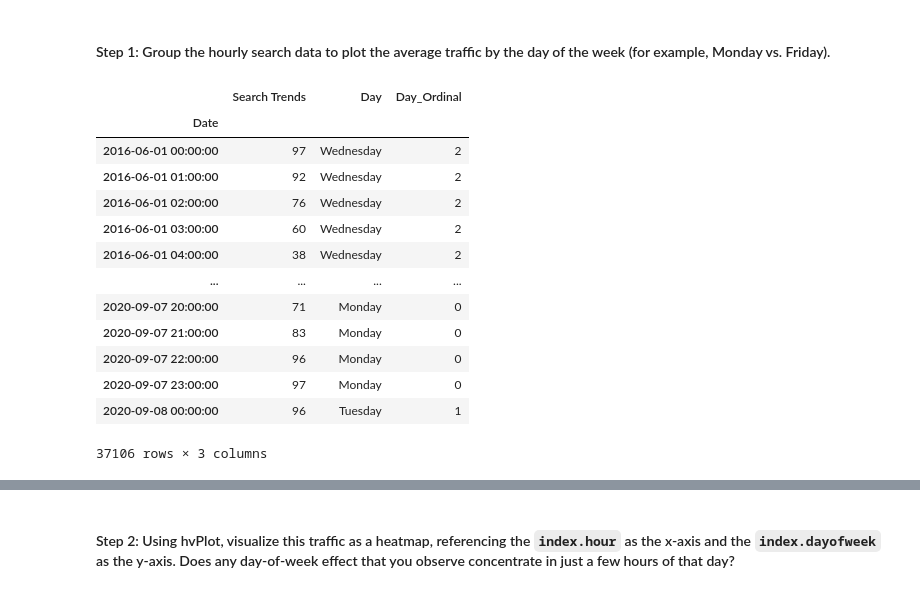
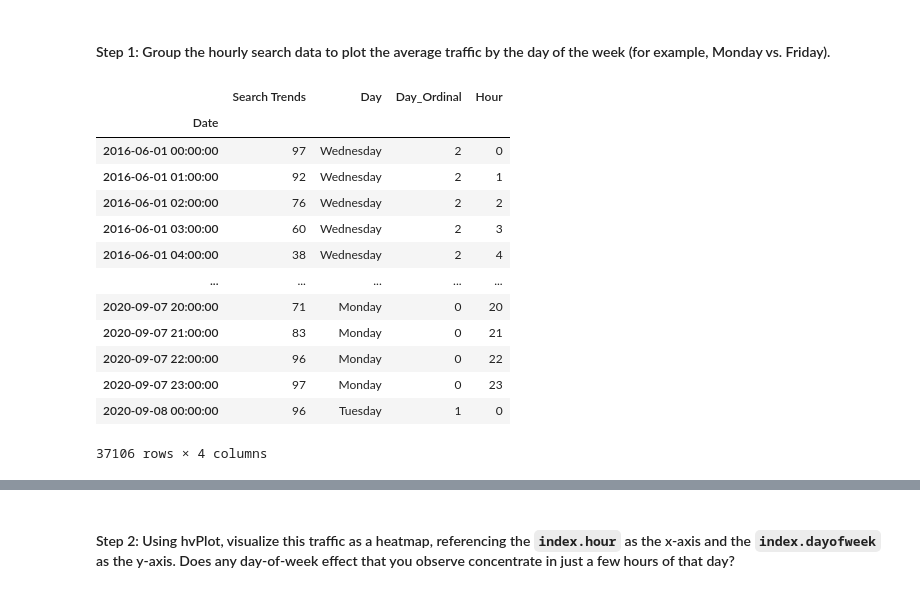
Before and after one commit to boz-tcm/time-series-challenge, a Jupyter notebook: forecasting_net_prophet.ipynb, the cells around one changed output, grey strips where cells are left out. Drawn from its saved outputs; the diff is of its cells as text; code cells hidden in the pictures.

```diff
--- a/forecasting_net_prophet.ipynb
+++ b/forecasting_net_prophet.ipynb
@@ -262,29 +260,33 @@ To that end, you want to mine the search traffic data for predictable seasonal p
 # %% [markdown]
 #### Step 1: Group the hourly search data to plot the average traffic by the day of the week (for example, Monday vs. Friday).
 # %%
-# First prepare the dataframe.  This code block has been separated logically from the subsequent cell block so as not to continually add duplicate
-# 'Day' and 'Day_Ordinal' columns to the dataframe during testing of the subsequent cell block.
+# First prepare the dataframe.
 
-# Add Day Name to dataframe for subsequent purpose of plotting day of week.
+# Add Day Name field to dataframe for subsequent purpose of plotting day of week.
 df_mercado_trends['Day'] = df_mercado_trends.index.day_name()
-# Add Day Ordinal to dataframe for purposes of sorting Monday through Sunday
+
+# Add Day Ordinal field to dataframe for purposes of sorting Monday through Sunday
 df_mercado_trends['Day_Ordinal'] = df_mercado_trends.index.day_of_week # 'day_of_week' ordinal, with aliases 'dayofweek','weekday'
+
+# Add Hour field to dataframe for purposes of generating day_of_week-hour heatmap
+df_mercado_trends['Hour'] = df_mercado_trends.index.hour
+#display(df_mercado_trends.info())
 display(df_mercado_trends)
 # %% [output]
-|  | Search Trends | Day | Day_Ordinal |
-| Date |  |  |  |
-| 2016-06-01 00:00:00 | 97 | Wednesday | 2 |
-| 2016-06-01 01:00:00 | 92 | Wednesday | 2 |
-| 2016-06-01 02:00:00 | 76 | Wednesday | 2 |
-| 2016-06-01 03:00:00 | 60 | Wednesday | 2 |
-| 2016-06-01 04:00:00 | 38 | Wednesday | 2 |
-| ... | ... | ... | ... |
-| 2020-09-07 20:00:00 | 71 | Monday | 0 |
-| 2020-09-07 21:00:00 | 83 | Monday | 0 |
-| 2020-09-07 22:00:00 | 96 | Monday | 0 |
-| 2020-09-07 23:00:00 | 97 | Monday | 0 |
-| 2020-09-08 00:00:00 | 96 | Tuesday | 1 |
+|  | Search Trends | Day | Day_Ordinal | Hour |
+| Date |  |  |  |  |
+| 2016-06-01 00:00:00 | 97 | Wednesday | 2 | 0 |
+| 2016-06-01 01:00:00 | 92 | Wednesday | 2 | 1 |
+| 2016-06-01 02:00:00 | 76 | Wednesday | 2 | 2 |
+| 2016-06-01 03:00:00 | 60 | Wednesday | 2 | 3 |
+| 2016-06-01 04:00:00 | 38 | Wednesday | 2 | 4 |
+| ... | ... | ... | ... | ... |
+| 2020-09-07 20:00:00 | 71 | Monday | 0 | 20 |
+| 2020-09-07 21:00:00 | 83 | Monday | 0 | 21 |
+| 2020-09-07 22:00:00 | 96 | Monday | 0 | 22 |
+| 2020-09-07 23:00:00 | 97 | Monday | 0 | 23 |
+| 2020-09-08 00:00:00 | 96 | Tuesday | 1 | 0 |
-37106 rows × 3 columns
+37106 rows × 4 columns
 # %%
 # Holoviews extension to render hvPlots in Colab
 hv.extension('bokeh')
```
Also changed, not shown: parts of 8 cells of this notebook.
